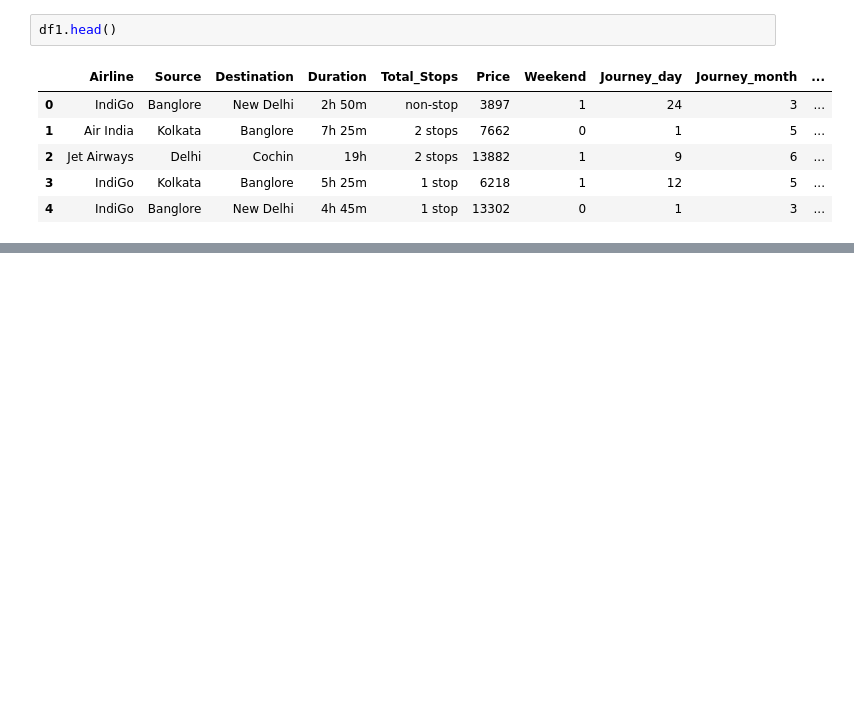
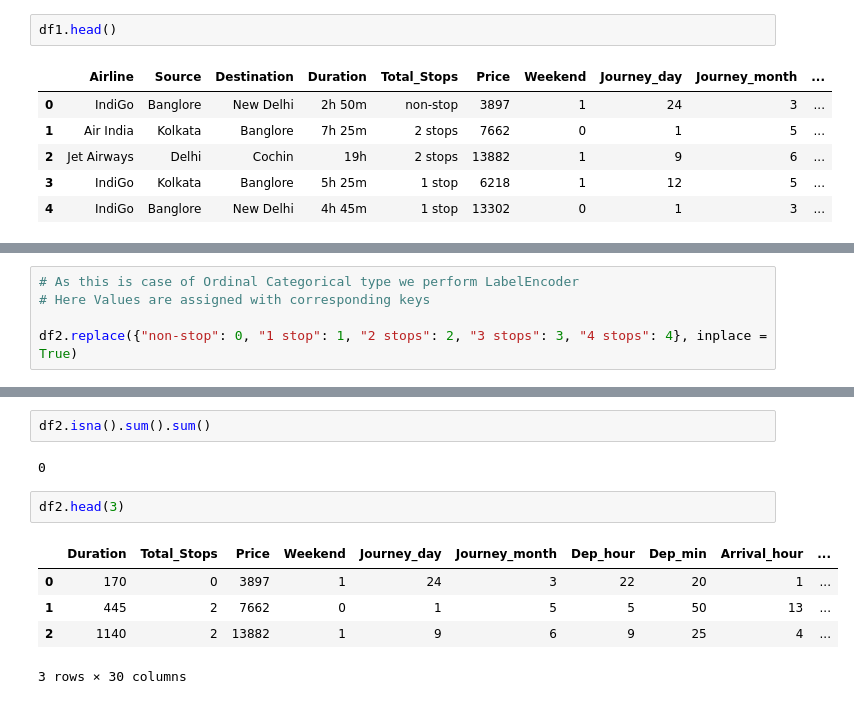
Before and after one commit to AmanSinghal07/PraxisProjects, a Jupyter notebook: Flight_Fare_Prediction.ipynb, the cells around one changed output, grey strips where cells are left out. Cells and saved outputs as stored; diff of their text form; blank space fills up the shorter version.

```diff
--- a/Flight_Fare_Prediction.ipynb
+++ b/Flight_Fare_Prediction.ipynb
@@ -396,0 +564,5 @@ df1.head()
+# %%
+# As this is case of Ordinal Categorical type we perform LabelEncoder
+# Here Values are assigned with corresponding keys
+
+df2.replace({"non-stop": 0, "1 stop": 1, "2 stops": 2, "3 stops": 3, "4 stops": 4}, inplace = True)
@@ -396,0 +598,12 @@ df1.head()
+# %%
+df2.isna().sum().sum()
+# %% [output]
+0
+# %%
+df2.head(3)
+# %% [output]
+|  | Duration | Total_Stops | Price | Weekend | Journey_day | Journey_month | Dep_hour | Dep_min | Arrival_hour | ... |
+| 0 | 170 | 0 | 3897 | 1 | 24 | 3 | 22 | 20 | 1 | ... |
+| 1 | 445 | 2 | 7662 | 0 | 1 | 5 | 5 | 50 | 13 | ... |
+| 2 | 1140 | 2 | 13882 | 1 | 9 | 6 | 9 | 25 | 4 | ... |
+3 rows × 30 columns
```
Also changed, not shown: parts of 27 cells of this notebook.
